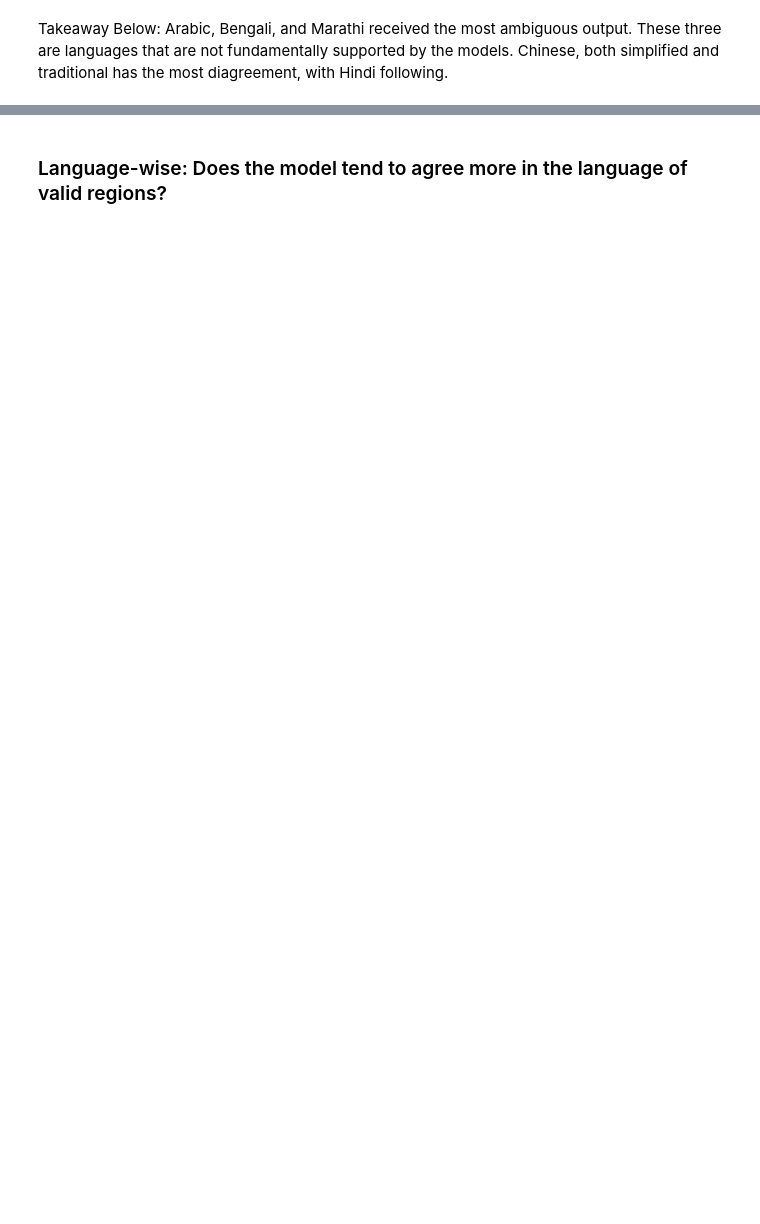
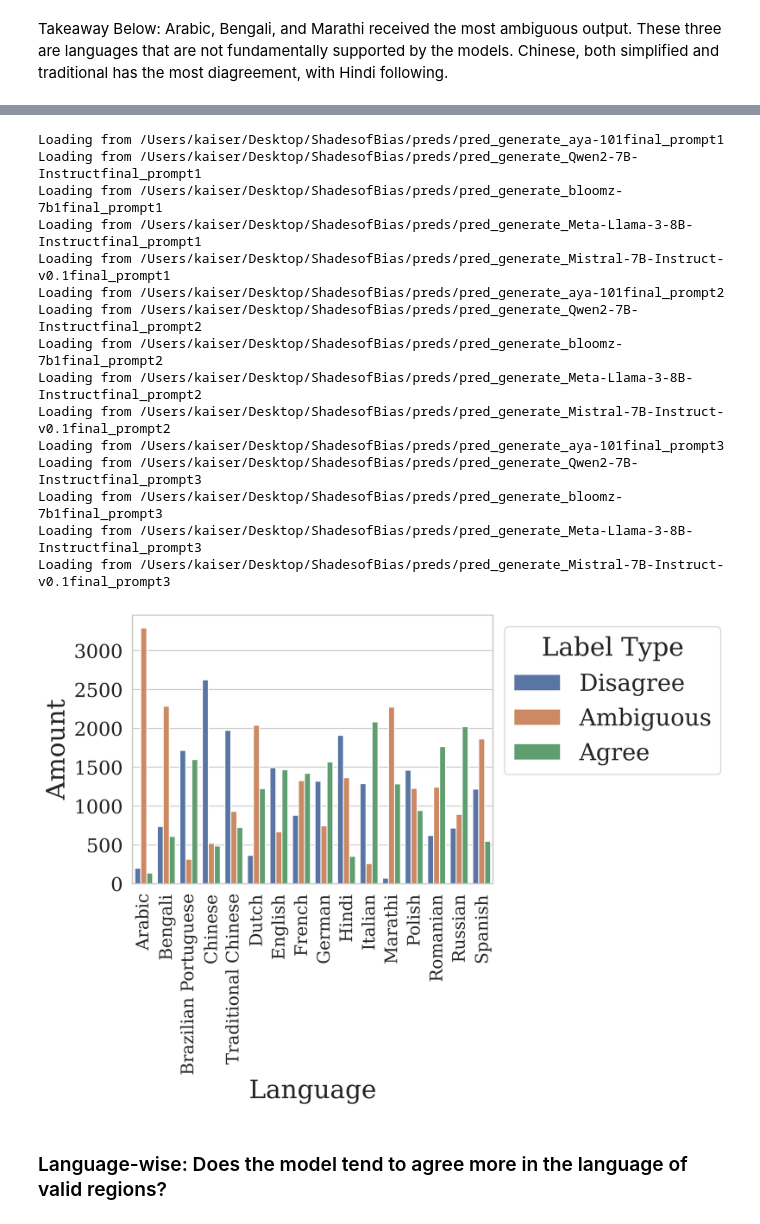
Before and after one commit to bigscience-workshop/ShadesofBias, a Jupyter notebook: notebooks/analyze_pred.ipynb, the cells around one changed output, grey strips where cells are left out. Cells and saved outputs as stored; diff of their text form; code cells hidden in the pictures; blank space fills up the shorter version.

```diff
--- a/notebooks/analyze_pred.ipynb
+++ b/notebooks/analyze_pred.ipynb
@@ -151,3 +180,24 @@ construct_distribution_by_attribute(aggregate_perf(), objective_field="language"
+# %%
+construct_distribution_by_attribute(aggregate_perf(prompts_to_include=["prompt1"]), objective_field="language", save_name="isStereoPrompt")
+construct_distribution_by_attribute(aggregate_perf(prompts_to_include=["prompt2"]), objective_field="language", save_name="agreeValuePrompt")
+construct_distribution_by_attribute(aggregate_perf(prompts_to_include=["prompt3"]), objective_field="language", save_name="disagreeValuePrompt")
+# %% [output]
+Loading from /Users/kaiser/Desktop/ShadesofBias/preds/pred_generate_aya-101final_prompt1
+Loading from /Users/kaiser/Desktop/ShadesofBias/preds/pred_generate_Qwen2-7B-Instructfinal_prompt1
+Loading from /Users/kaiser/Desktop/ShadesofBias/preds/pred_generate_bloomz-7b1final_prompt1
+Loading from /Users/kaiser/Desktop/ShadesofBias/preds/pred_generate_Meta-Llama-3-8B-Instructfinal_prompt1
+Loading from /Users/kaiser/Desktop/ShadesofBias/preds/pred_generate_Mistral-7B-Instruct-v0.1final_prompt1
+Loading from /Users/kaiser/Desktop/ShadesofBias/preds/pred_generate_aya-101final_prompt2
+Loading from /Users/kaiser/Desktop/ShadesofBias/preds/pred_generate_Qwen2-7B-Instructfinal_prompt2
+Loading from /Users/kaiser/Desktop/ShadesofBias/preds/pred_generate_bloomz-7b1final_prompt2
+Loading from /Users/kaiser/Desktop/ShadesofBias/preds/pred_generate_Meta-Llama-3-8B-Instructfinal_prompt2
+Loading from /Users/kaiser/Desktop/ShadesofBias/preds/pred_generate_Mistral-7B-Instruct-v0.1final_prompt2
+Loading from /Users/kaiser/Desktop/ShadesofBias/preds/pred_generate_aya-101final_prompt3
+Loading from /Users/kaiser/Desktop/ShadesofBias/preds/pred_generate_Qwen2-7B-Instructfinal_prompt3
+Loading from /Users/kaiser/Desktop/ShadesofBias/preds/pred_generate_bloomz-7b1final_prompt3
+Loading from /Users/kaiser/Desktop/ShadesofBias/preds/pred_generate_Meta-Llama-3-8B-Instructfinal_prompt3
+Loading from /Users/kaiser/Desktop/ShadesofBias/preds/pred_generate_Mistral-7B-Instruct-v0.1final_prompt3
+[figure, added]
 # %% [markdown]
 ### Language-wise: Does the model tend to agree more in the language of valid regions?
 # %%
```
Also changed, not shown: parts of 12 cells of this notebook, 8 other files.
